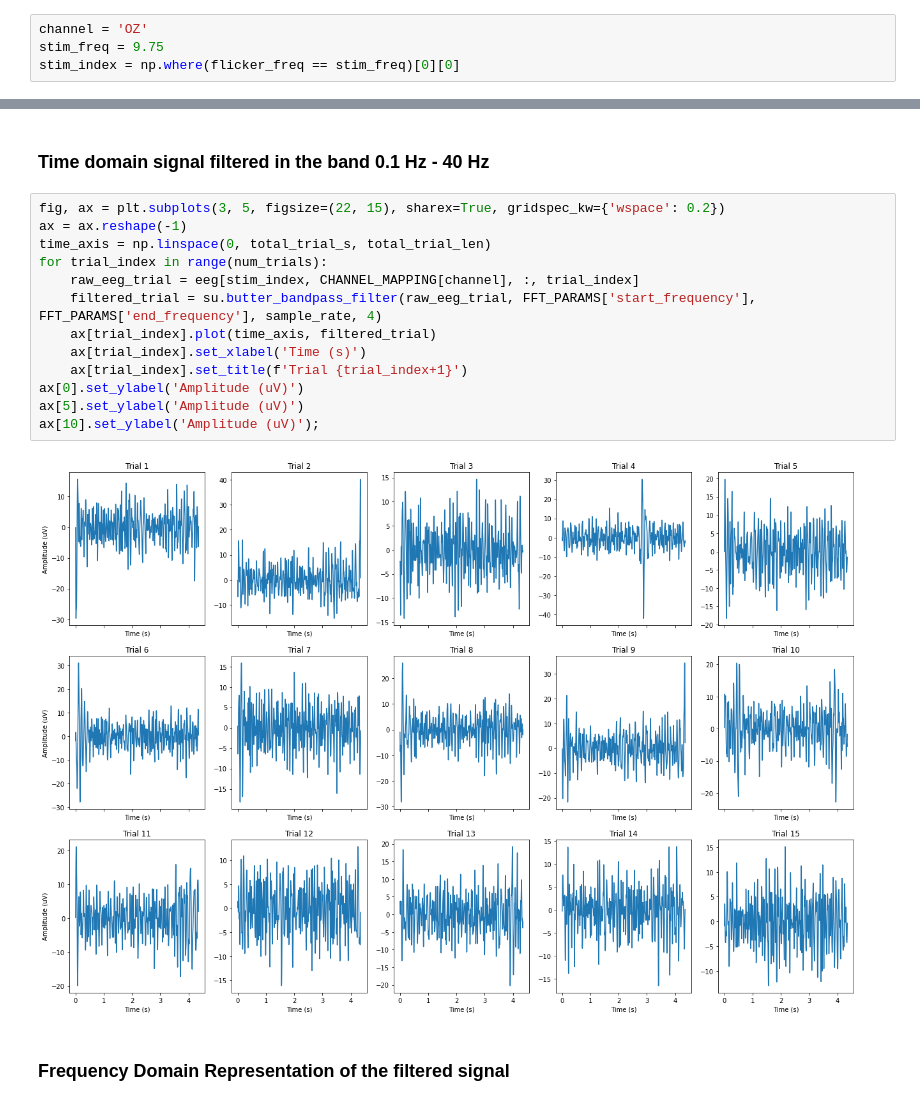
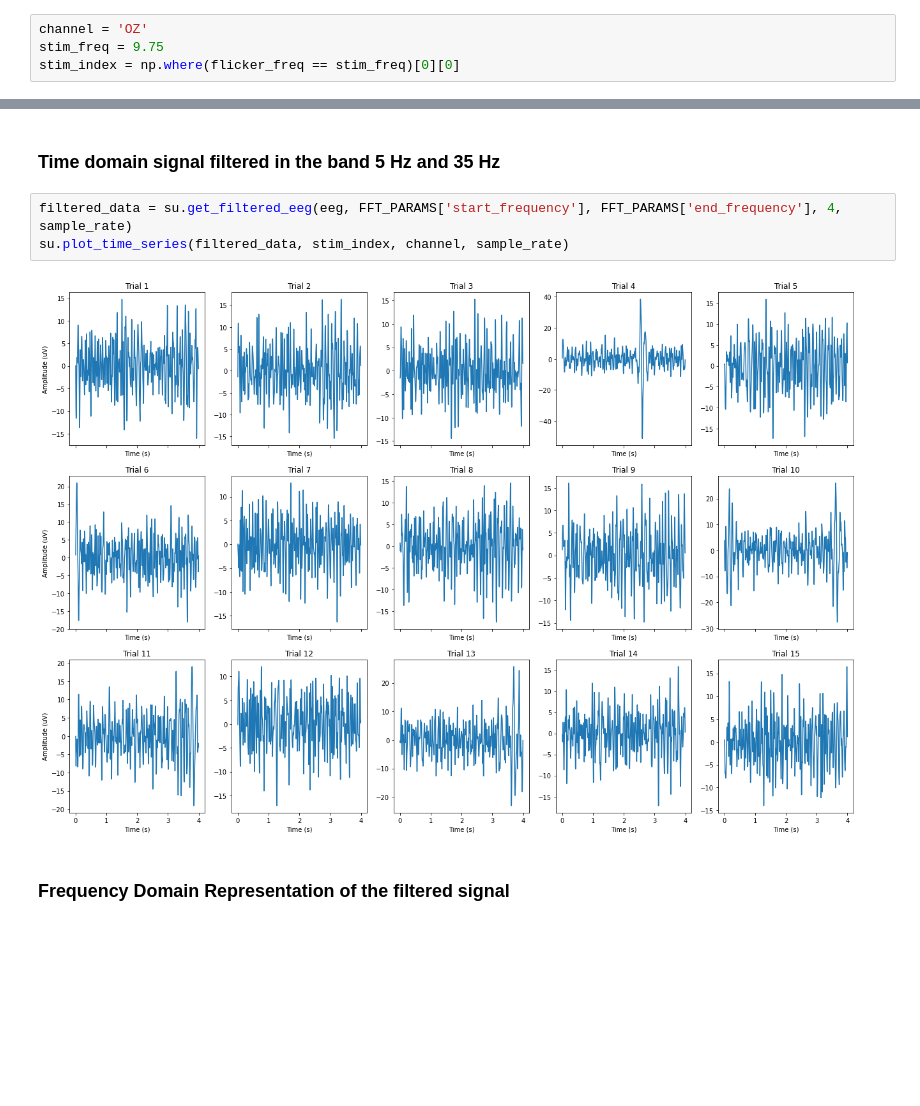
Before and after one commit to aaravindravi/ME597_780_BME588, a Jupyter notebook: notebooks/introduction_to_eeg_ssvep.ipynb, the cells around one changed output, grey strips where cells are left out. Cells and saved outputs as stored; diff of their text form; blank space fills up the shorter version.

```diff
--- a/notebooks/introduction_to_eeg_ssvep.ipynb
+++ b/notebooks/introduction_to_eeg_ssvep.ipynb
@@ -134,20 +110,10 @@ ax[10].set_ylabel('Amplitude (uV)');
 # %% [markdown]
-### Time domain signal filtered in the band 0.1 Hz - 40 Hz
+### Time domain signal filtered in the band 5 Hz and 35 Hz
-# %%
-fig, ax = plt.subplots(3, 5, figsize=(22, 15), sharex=True, gridspec_kw={'wspace': 0.2})
-ax = ax.reshape(-1)
-time_axis = np.linspace(0, total_trial_s, total_trial_len)
-for trial_index in range(num_trials):
-    raw_eeg_trial = eeg[stim_index, CHANNEL_MAPPING[channel], :, trial_index]
-    filtered_trial = su.butter_bandpass_filter(raw_eeg_trial, FFT_PARAMS['start_frequency'], FFT_PARAMS['end_frequency'], sample_rate, 4)
-    ax[trial_index].plot(time_axis, filtered_trial)
-    ax[trial_index].set_xlabel('Time (s)')
-    ax[trial_index].set_title(f'Trial {trial_index+1}')
-ax[0].set_ylabel('Amplitude (uV)')
-ax[5].set_ylabel('Amplitude (uV)')
-ax[10].set_ylabel('Amplitude (uV)');
-# %% [output]
-[figure, removed]
+# %%
+filtered_data = su.get_filtered_eeg(eeg, FFT_PARAMS['start_frequency'], FFT_PARAMS['end_frequency'], 4, sample_rate)
+su.plot_time_series(filtered_data, stim_index, channel, sample_rate)
+# %% [output]
+[figure, added]
 # %% [markdown]
 ### Frequency Domain Representation of the filtered signal
 # %%
```
Also changed, not shown: parts of 16 cells of this notebook, 2 other files.
